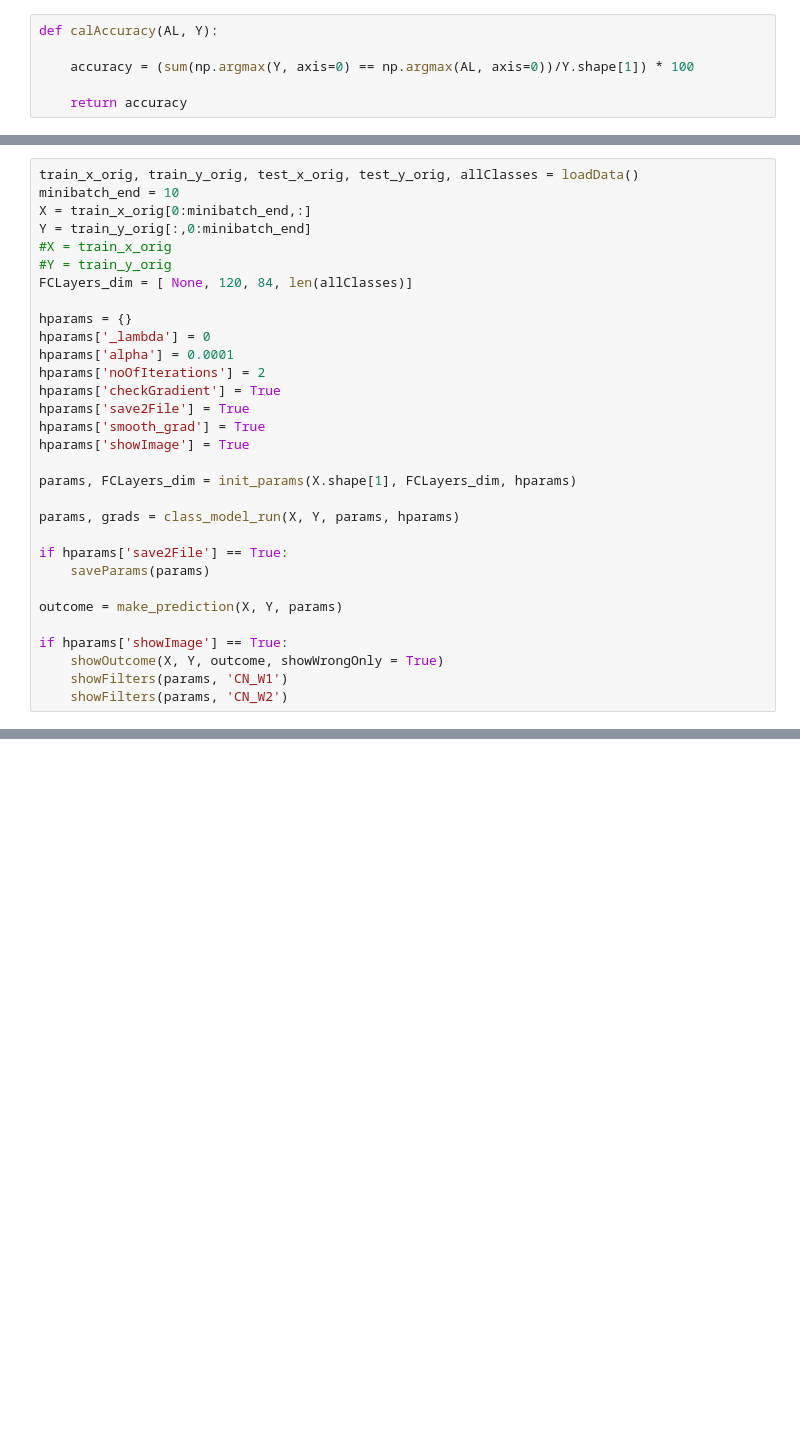
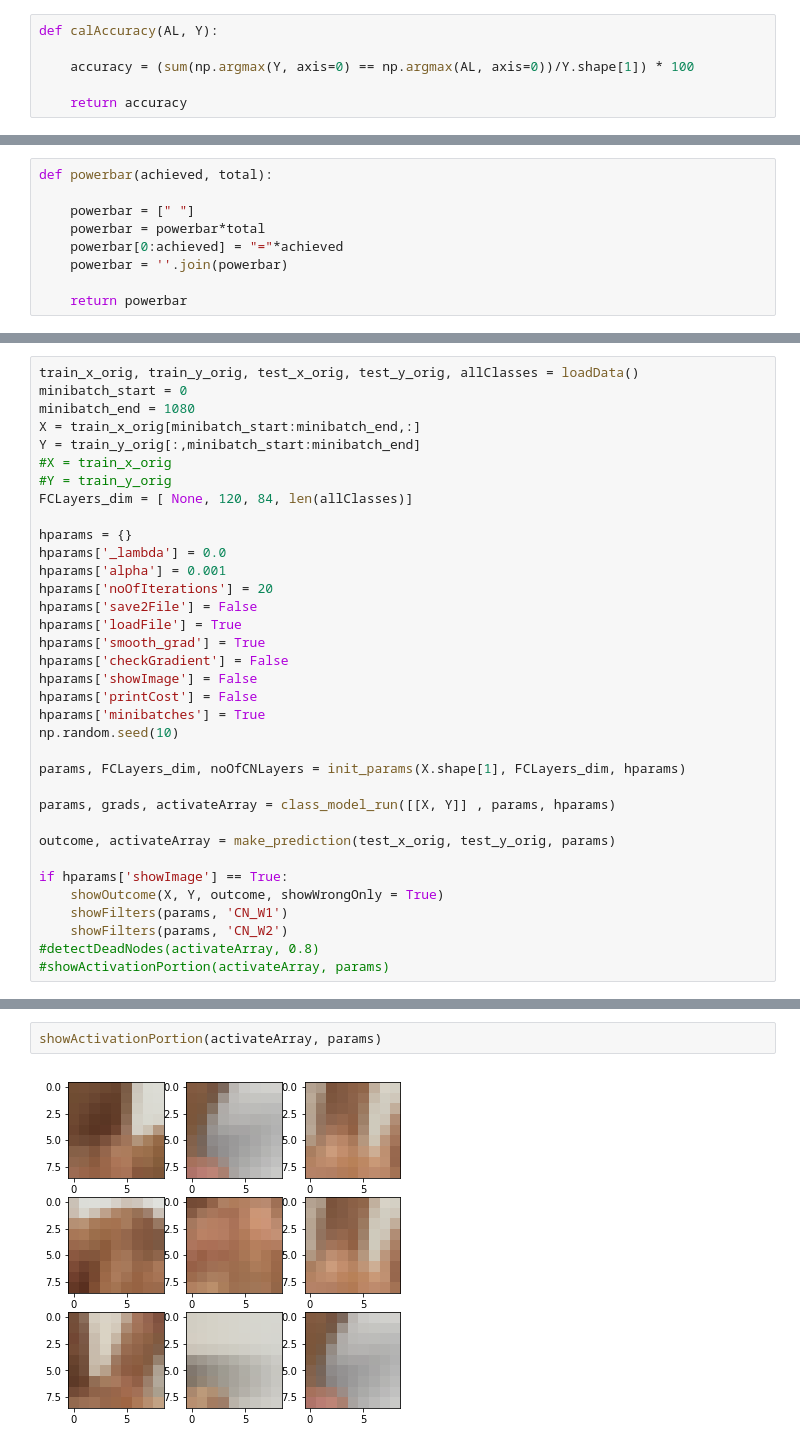
Before and after one commit to chihoxtra/MachineLearning, a Jupyter notebook: [Local] ConvNet PlayAround .ipynb, the cells around one changed output, grey strips where cells are left out. Drawn from its saved outputs; the diff is of its cells as text; blank space fills up the shorter version.

```diff
--- a/[Local] ConvNet PlayAround .ipynb
+++ b/[Local] ConvNet PlayAround .ipynb
@@ -911 +1387,10 @@ def make_prediction(X, Y, params):
+# %%
+def powerbar(achieved, total):
+
+    powerbar = [" "]
+    powerbar = powerbar*total
+    powerbar[0:achieved] = "="*achieved
+    powerbar = ''.join(powerbar)
+
+    return powerbar
 # %%
@@ -963,32 +1469,36 @@ def rollMatrix(theVector, A2shape):
 # %%
 train_x_orig, train_y_orig, test_x_orig, test_y_orig, allClasses = loadData()
-minibatch_end = 10
-X = train_x_orig[0:minibatch_end,:]
-Y = train_y_orig[:,0:minibatch_end]
+minibatch_start = 0
+minibatch_end = 1080
+X = train_x_orig[minibatch_start:minibatch_end,:]
+Y = train_y_orig[:,minibatch_start:minibatch_end]
 #X = train_x_orig
 #Y = train_y_orig
 FCLayers_dim = [ None, 120, 84, len(allClasses)]
 
 hparams = {}
-hparams['_lambda'] = 0
-hparams['alpha'] = 0.0001
-hparams['noOfIterations'] = 2
-hparams['checkGradient'] = True
-hparams['save2File'] = True
+hparams['_lambda'] = 0.0
+hparams['alpha'] = 0.001
+hparams['noOfIterations'] = 20
+hparams['save2File'] = False
+hparams['loadFile'] = True
 hparams['smooth_grad'] = True
-hparams['showImage'] = True
+hparams['checkGradient'] = False
+hparams['showImage'] = False
+hparams['printCost'] = False
+hparams['minibatches'] = True
+np.random.seed(10)
 
-params, FCLayers_dim = init_params(X.shape[1], FCLayers_dim, hparams)
+params, FCLayers_dim, noOfCNLayers = init_params(X.shape[1], FCLayers_dim, hparams)
 
-params, grads = class_model_run(X, Y, params, hparams)
+params, grads, activateArray = class_model_run([[X, Y]] , params, hparams)
 
-if hparams['save2File'] == True:
-    saveParams(params)
-
-outcome = make_prediction(X, Y, params)
+outcome, activateArray = make_prediction(test_x_orig, test_y_orig, params)
 
 if hparams['showImage'] == True:
     showOutcome(X, Y, outcome, showWrongOnly = True)
     showFilters(params, 'CN_W1')
     showFilters(params, 'CN_W2')
+#detectDeadNodes(activateArray, 0.8)
+#showActivationPortion(activateArray, params)
 # %% [output]
@@ -1017,0 +1522,4 @@ TypeError: 'float' object cannot be interpreted as an integer
+# %%
+showActivationPortion(activateArray, params)
+# %% [output]
+[figure, added]
```
Also changed, not shown: parts of 44 cells of this notebook.
